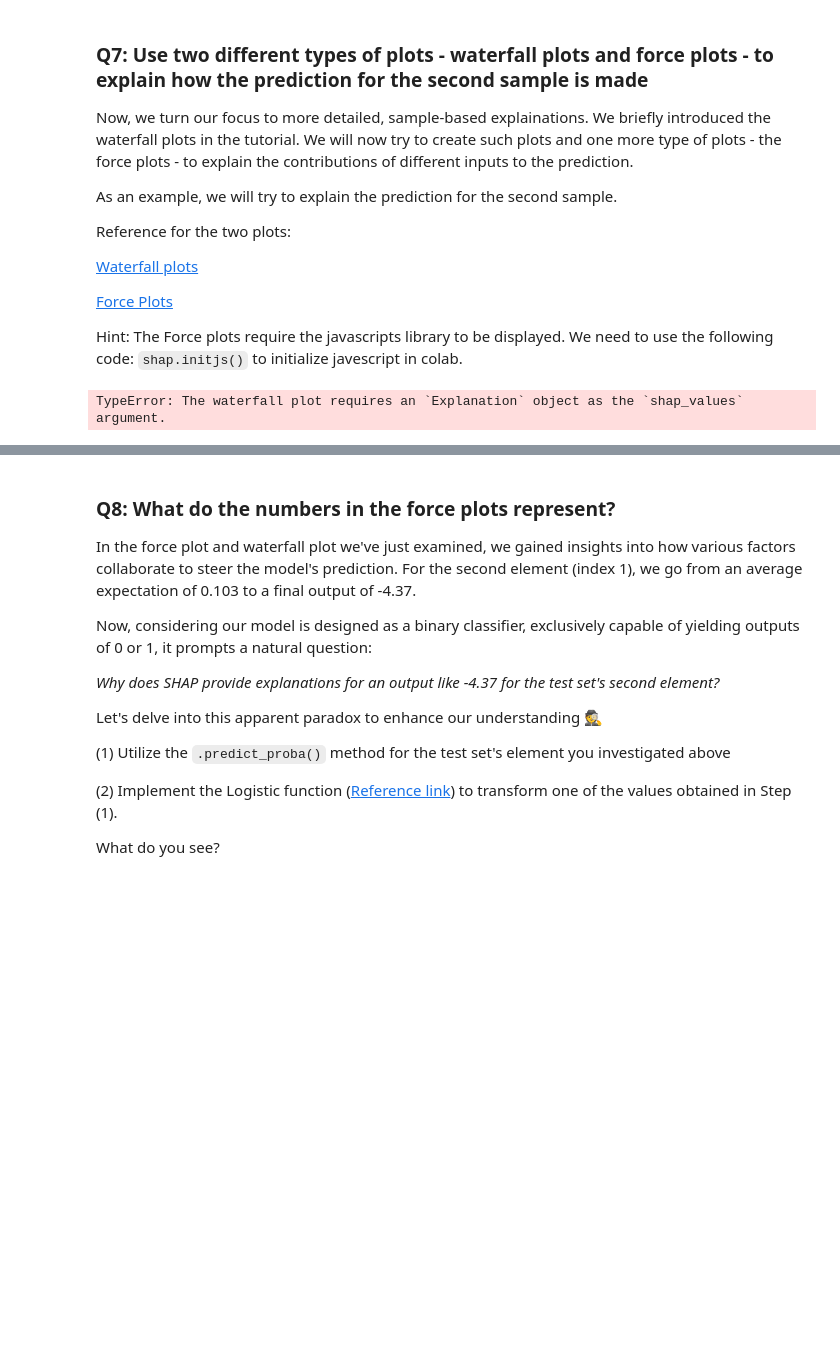
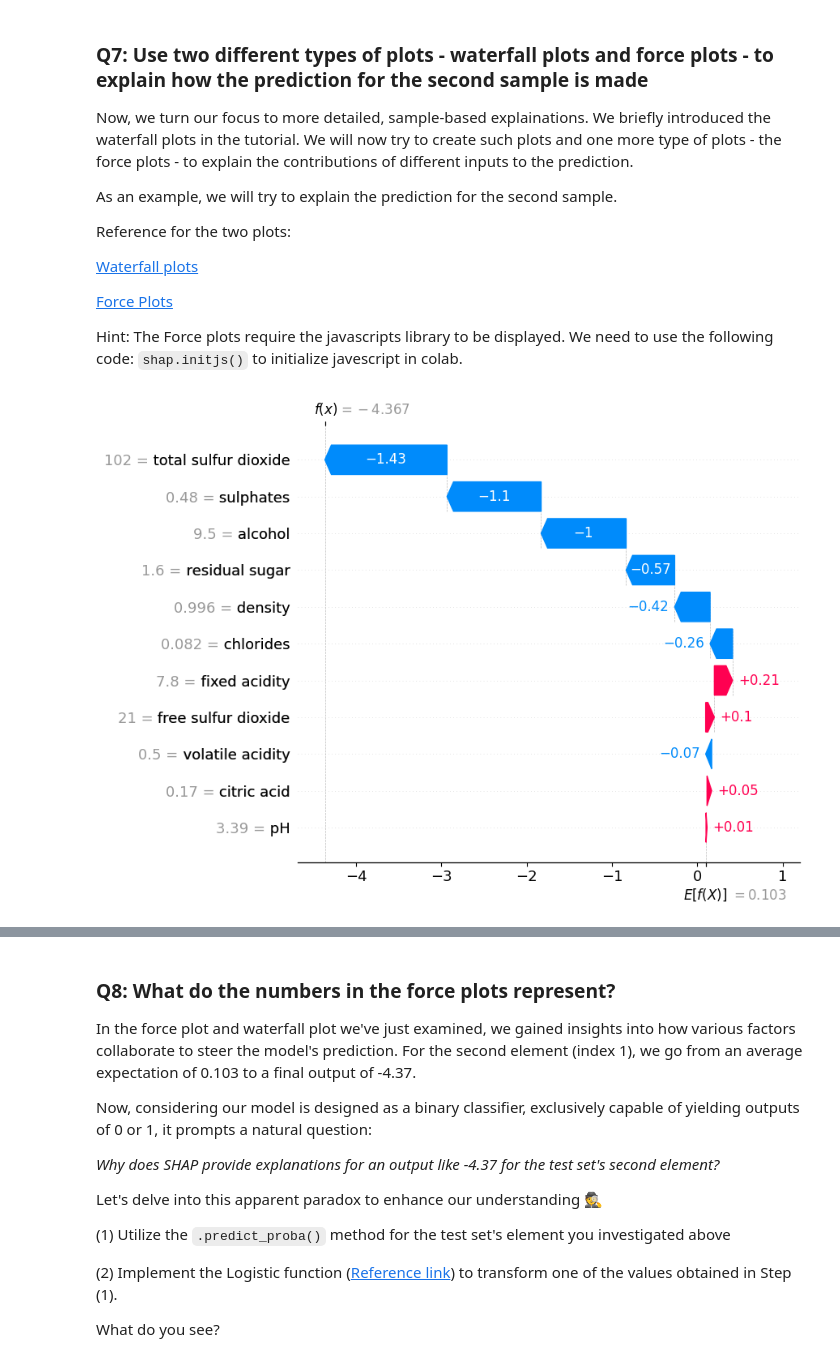
Before and after one commit to SamLutz/2024_MLEES, a Jupyter notebook: Labs/chapter8_ex1.ipynb, the cells around one changed output, grey strips where cells are left out. Drawn from its saved outputs; the diff is of its cells as text; code cells hidden in the pictures; blank space fills up the shorter version.

```diff
--- a/Labs/chapter8_ex1.ipynb
+++ b/Labs/chapter8_ex1.ipynb
@@ -637,10 +629,16 @@ Hint: The Force plots require the javascripts library to be displayed. We need t
 # %%
 # Create and display a waterfall plot to visualize the impact of each feature on a specific prediction
 # wineshap_values[index]: SHAP values for a specific prediction (instance) located in index
 # max_display: Limit the number of features displayed to 14 for clarity
-shap.plots.waterfall(wineshap_values[1], max_display=14)
+# The SHAP values for the specific sample must be encapsulated in a shap.Explanation object
+shap_values_instance = shap.Explanation(values=wineshap_values[1],
+                                        base_values=wineexplainer.expected_value,
+                                        data=X_test.iloc[1])
+
+# Affichage du waterfall plot
+shap.plots.waterfall(shap_values_instance, max_display=14)
 # %% [output]
-TypeError: The waterfall plot requires an `Explanation` object as the `shap_values` argument.
+[figure, added]
 # %%
 # Initialize the JavaScript visualization for SHAP values
 shap.initjs()
```
Also changed, not shown: parts of 30 cells of this notebook.
